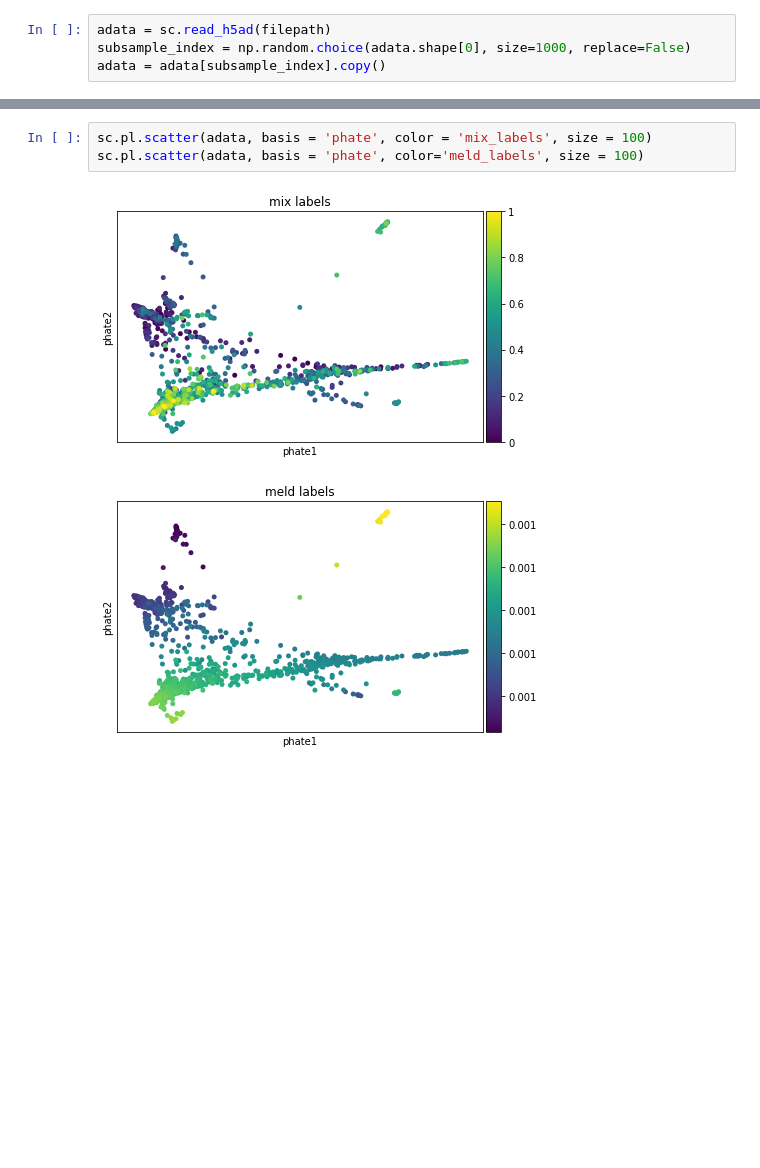
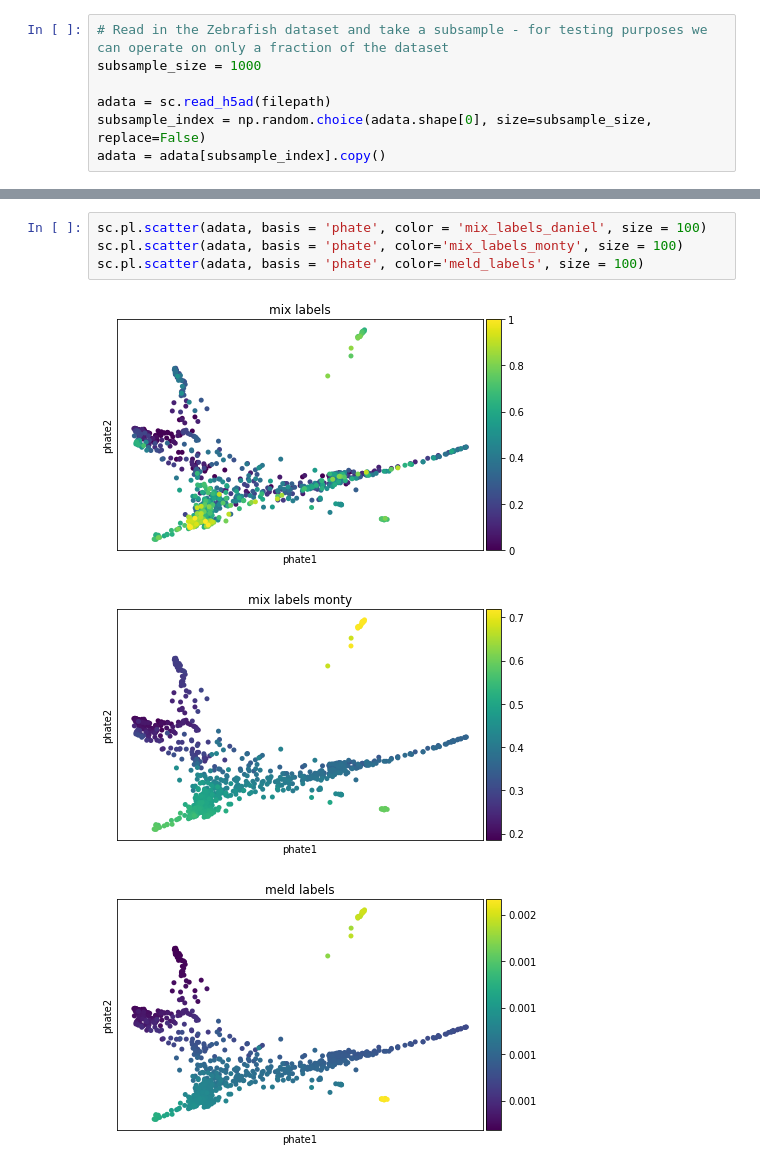
Before and after one commit to DonyorM/MIX, a Jupyter notebook: testing.ipynb, the cells around one changed output, grey strips where cells are left out. Saved outputs shown, nothing was run; the diff lists cells and outputs as text; blank space fills up the shorter version.

Commit message:
Added Monty's diffusion method and fixed the requirements file

```diff
--- a/testing.ipynb
+++ b/testing.ipynb
@@ -23,6 +17,9 @@ URL = "https://ndownloader.figshare.com/files/25687247?private_link=f194ae7d6bce
 scprep.io.download.download_url(URL, filepath)
 # %%
+# Read in the Zebrafish dataset and take a subsample - for testing purposes we can operate on only a fraction of the dataset
+subsample_size = 1000
+
 adata = sc.read_h5ad(filepath)
-subsample_index = np.random.choice(adata.shape[0], size=1000, replace=False)
+subsample_index = np.random.choice(adata.shape[0], size=subsample_size, replace=False)
 adata = adata[subsample_index].copy()
 # %%
@@ -97,6 +81,8 @@ adata.obs["meld_labels"] = adata_meld[1]
 # %%
-sc.pl.scatter(adata, basis = 'phate', color = 'mix_labels', size = 100)
+sc.pl.scatter(adata, basis = 'phate', color = 'mix_labels_daniel', size = 100)
+sc.pl.scatter(adata, basis = 'phate', color='mix_labels_monty', size = 100)
 sc.pl.scatter(adata, basis = 'phate', color='meld_labels', size = 100)
 # %% [output]
-[figure, old version]
+[figure, new version]
-[figure, old version]
+[figure, new version]
+[figure, added]
```
Also changed, not shown: parts of 11 cells of this notebook, 2 other files.
